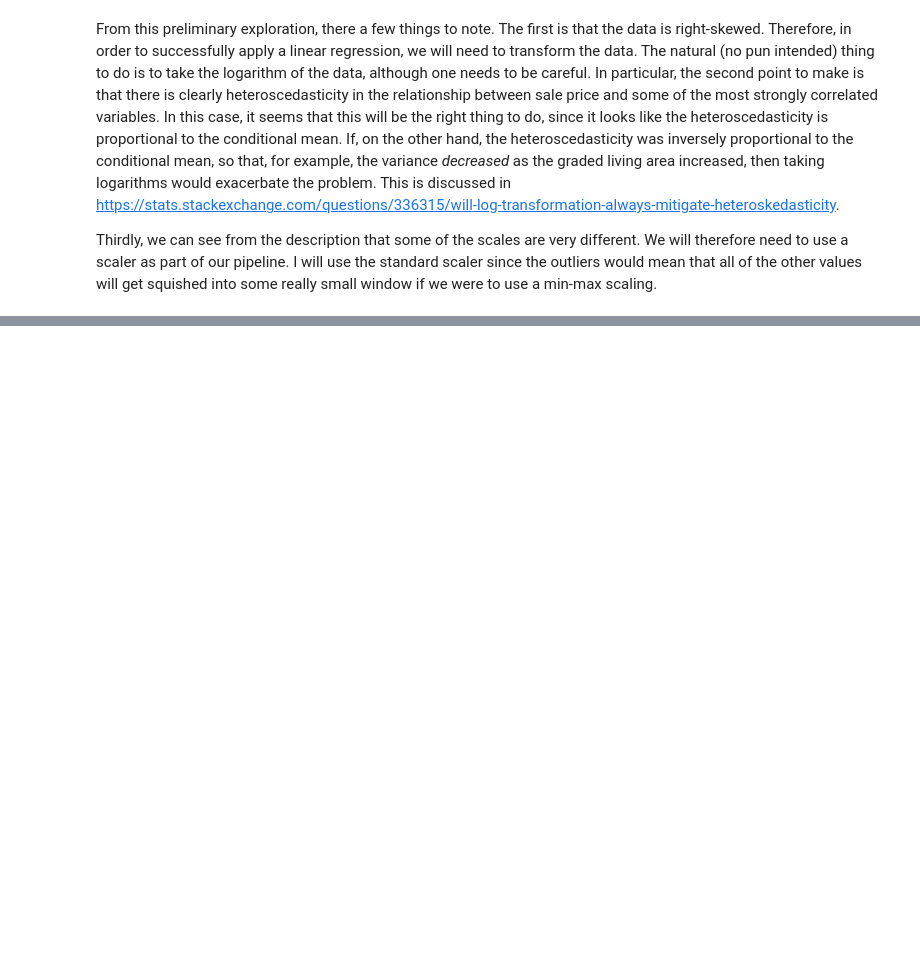
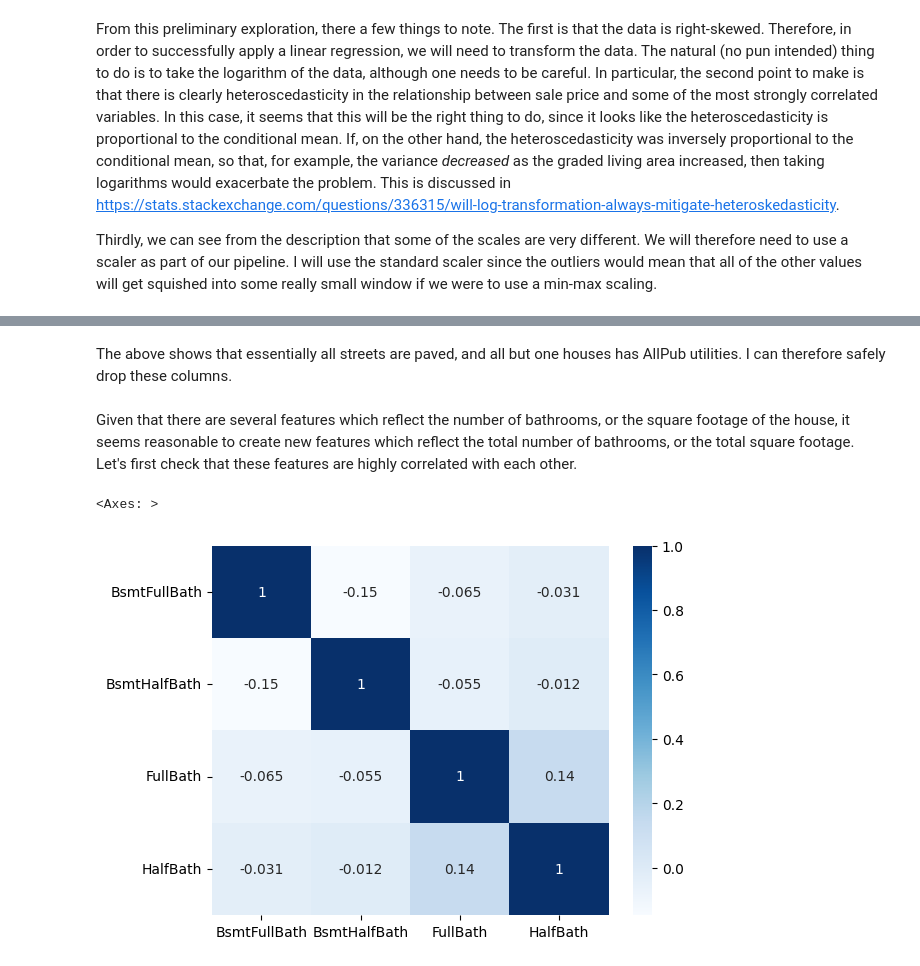
Before and after one commit to MatthewHabermann/KaggleComps, a Jupyter notebook: HousePrices/BasicLinReg.ipynb, the cells around one changed output, grey strips where cells are left out. Drawn from its saved outputs; the diff is of its cells as text; code cells hidden in the pictures; blank space fills up the shorter version.

```diff
--- a/HousePrices/BasicLinReg.ipynb
+++ b/HousePrices/BasicLinReg.ipynb
@@ -89,0 +150,9 @@ train_data_numerical = train_data.select_dtypes(exclude = 'object')
+# %% [markdown]
+The above shows that essentially all streets are paved, and all but one houses has AllPub utilities. I can therefore safely drop these columns.
+# %% [markdown]
+Given that there are several features which reflect the number of bathrooms, or the square footage of the house, it seems reasonable to create new features which reflect the total number of bathrooms, or the total square footage. Let's first check that these features are highly correlated with each other.
+# %%
+sns.heatmap(train_data[['BsmtFullBath','BsmtHalfBath', 'FullBath', 'HalfBath']].select_dtypes('number').corr(), cmap="Blues", annot=True)
+# %% [output]
+<Axes: >
+[figure, added]
```
Also changed, not shown: parts of 46 cells of this notebook, 6 other files.
